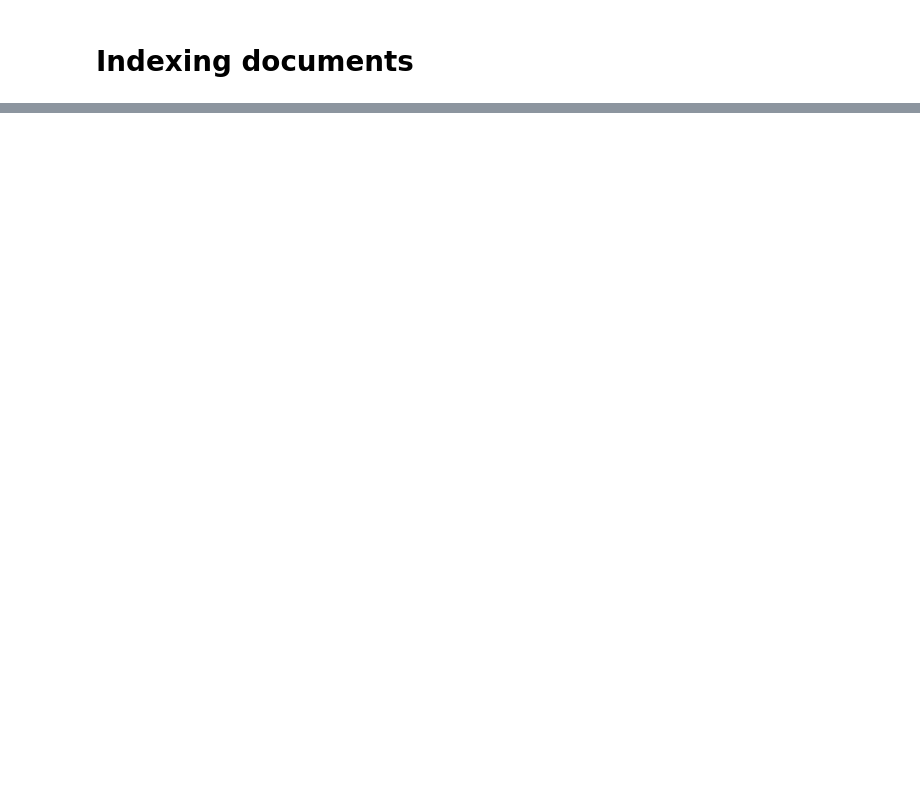
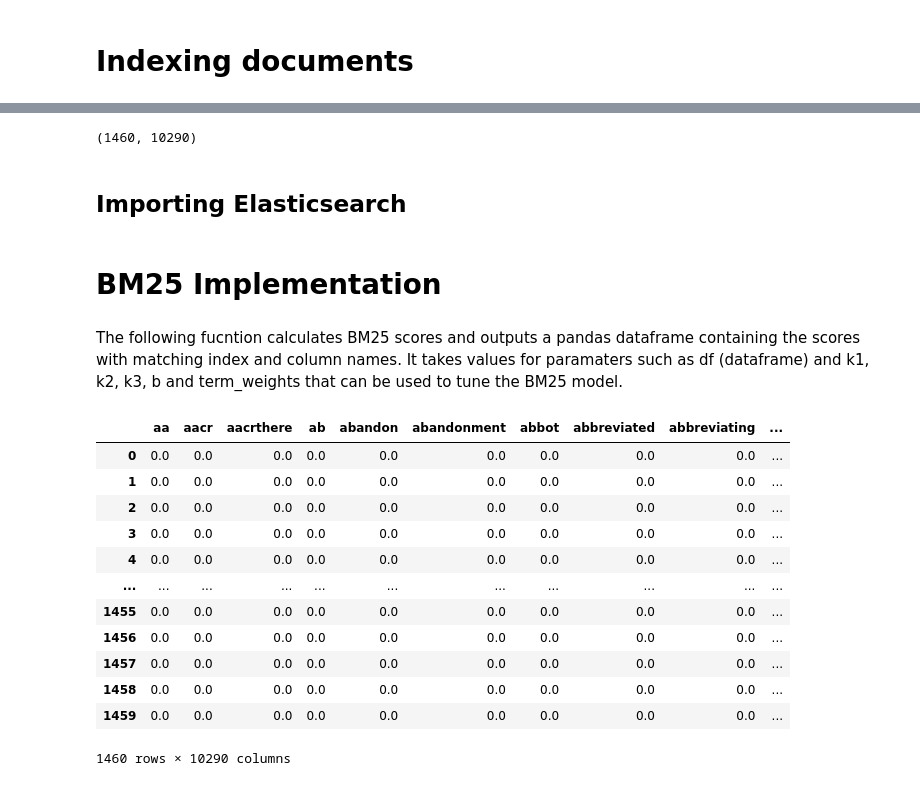
Before and after one commit to Sobiii/Search-Engine-Design-G4, a Jupyter notebook: Sobs_Attempt3.ipynb, the cells around one changed output, grey strips where cells are left out. Cells and saved outputs as stored; diff of their text form; code cells hidden in the pictures; blank space fills up the shorter version.

```diff
--- a/Sobs_Attempt3.ipynb
+++ b/Sobs_Attempt3.ipynb
@@ -317,0 +334,8 @@ print(corpus)
+# %%
+# Creating a document term-frequency matrix
+import pandas as pd
+
+vocabulary = vectorizer.get_feature_names_out()
+df = pd.DataFrame(documents_vectorized.toarray(), columns=vocabulary)
+doc_ids = df.index.values
+df.head() # Note empty just sparse
@@ -317,0 +350,6 @@ print(corpus)
+# %%
+print(df.shape)
+# %% [output]
+(1460, 10290)
+# %% [markdown]
+## Importing Elasticsearch
@@ -317,0 +358,49 @@ print(corpus)
+# %% [markdown]
+# BM25 Implementation
+# %% [markdown]
+The following fucntion calculates BM25 scores and outputs a pandas dataframe containing the scores with matching index and column names. It takes values for paramaters such as df (dataframe) and k1, k2, k3, b and term_weights that can be used to tune the BM25 model.
+# %%
+import numpy as np
+import pandas as pd
+
+def calculate_bm25_score(df, k1, k2, k3, b, term_weights):
+
+    # Calculate DF
+    dfs = (df > 0).sum(axis=0)
+
+    # Calculate IDFs
+    N = len(df)
+    idfs = np.log10(N/dfs)
+
+    # Calculate average document length
+    dls = df.sum(axis=1).tolist()
+    avgdl = np.mean(dls)
+
+    # Calculate BM25 score
+    numerator = np.array((k1 + 1) * df)
+    denominator = np.array(k1 * ((1 - b) + b * (dls / avgdl))).reshape(N, 1) + np.array(df)
+    BM25_tf = numerator / denominator
+    idfs = np.array(idfs)
+    BM25_score = (idfs * BM25_tf * term_weights) + ((k2 + 1) * term_weights * df) / ((k2 * (1 - b + b * (dls / avgdl))).reshape(N, 1) + df) + (k3 * term_weights)
+
+    # Convert BM25 score to a pandas DataFrame with matching index and column names
+    BM25_score = pd.DataFrame(BM25_score, columns=df.columns, index=df.index)
+
+    return BM25_score
+# %%
+bm25_scores = calculate_bm25_score(df, k1=1.2, k2=1.5, k3=1, b=0.8, term_weights=0)
+bm25_scores # again not empty just sparse
+# %% [output]
+|  | aa | aacr | aacrthere | ab | abandon | abandonment | abbot | abbreviated | abbreviating | ... |
+| 0 | 0.0 | 0.0 | 0.0 | 0.0 | 0.0 | 0.0 | 0.0 | 0.0 | 0.0 | ... |
+| 1 | 0.0 | 0.0 | 0.0 | 0.0 | 0.0 | 0.0 | 0.0 | 0.0 | 0.0 | ... |
+| 2 | 0.0 | 0.0 | 0.0 | 0.0 | 0.0 | 0.0 | 0.0 | 0.0 | 0.0 | ... |
+| 3 | 0.0 | 0.0 | 0.0 | 0.0 | 0.0 | 0.0 | 0.0 | 0.0 | 0.0 | ... |
+| 4 | 0.0 | 0.0 | 0.0 | 0.0 | 0.0 | 0.0 | 0.0 | 0.0 | 0.0 | ... |
+| ... | ... | ... | ... | ... | ... | ... | ... | ... | ... | ... |
+| 1455 | 0.0 | 0.0 | 0.0 | 0.0 | 0.0 | 0.0 | 0.0 | 0.0 | 0.0 | ... |
+| 1456 | 0.0 | 0.0 | 0.0 | 0.0 | 0.0 | 0.0 | 0.0 | 0.0 | 0.0 | ... |
+| 1457 | 0.0 | 0.0 | 0.0 | 0.0 | 0.0 | 0.0 | 0.0 | 0.0 | 0.0 | ... |
+| 1458 | 0.0 | 0.0 | 0.0 | 0.0 | 0.0 | 0.0 | 0.0 | 0.0 | 0.0 | ... |
+| 1459 | 0.0 | 0.0 | 0.0 | 0.0 | 0.0 | 0.0 | 0.0 | 0.0 | 0.0 | ... |
+1460 rows × 10290 columns
```
Also changed, not shown: parts of 6 cells of this notebook.
